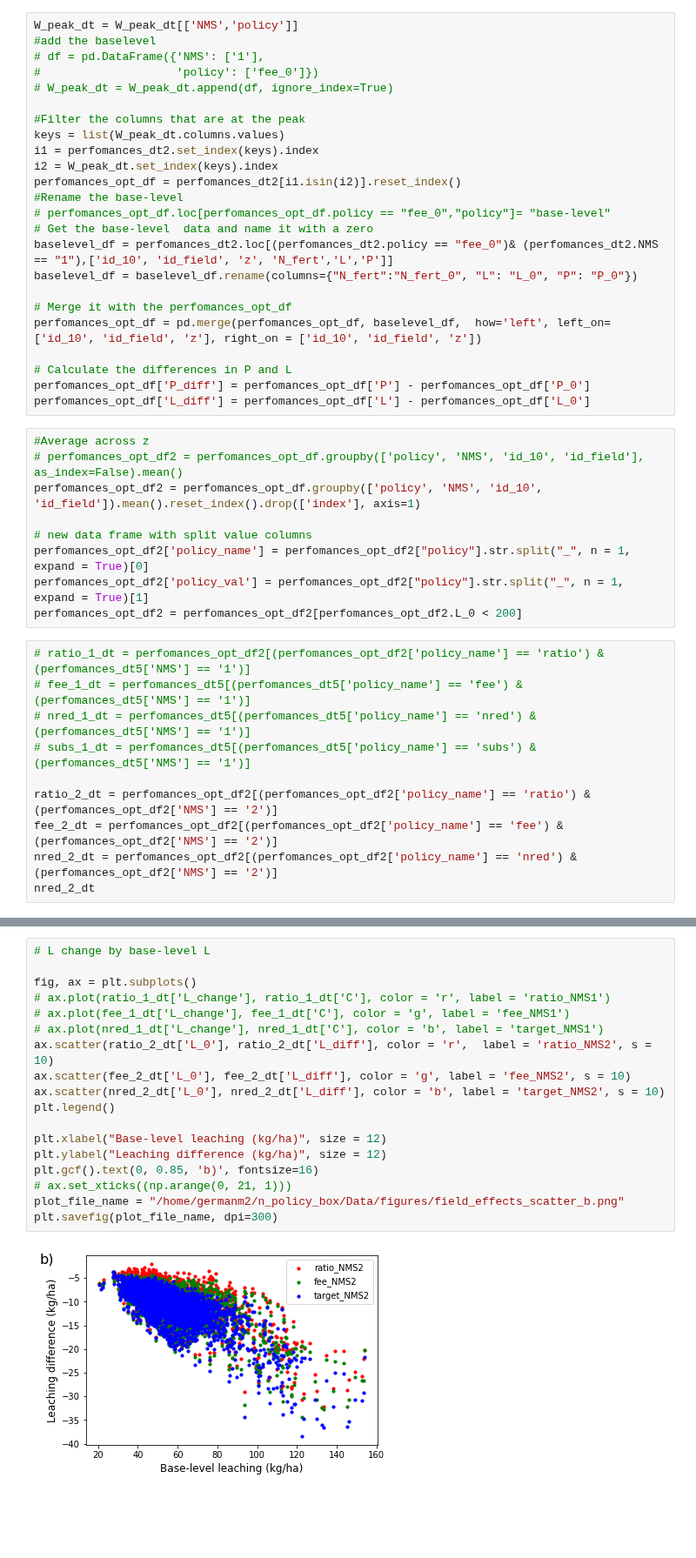
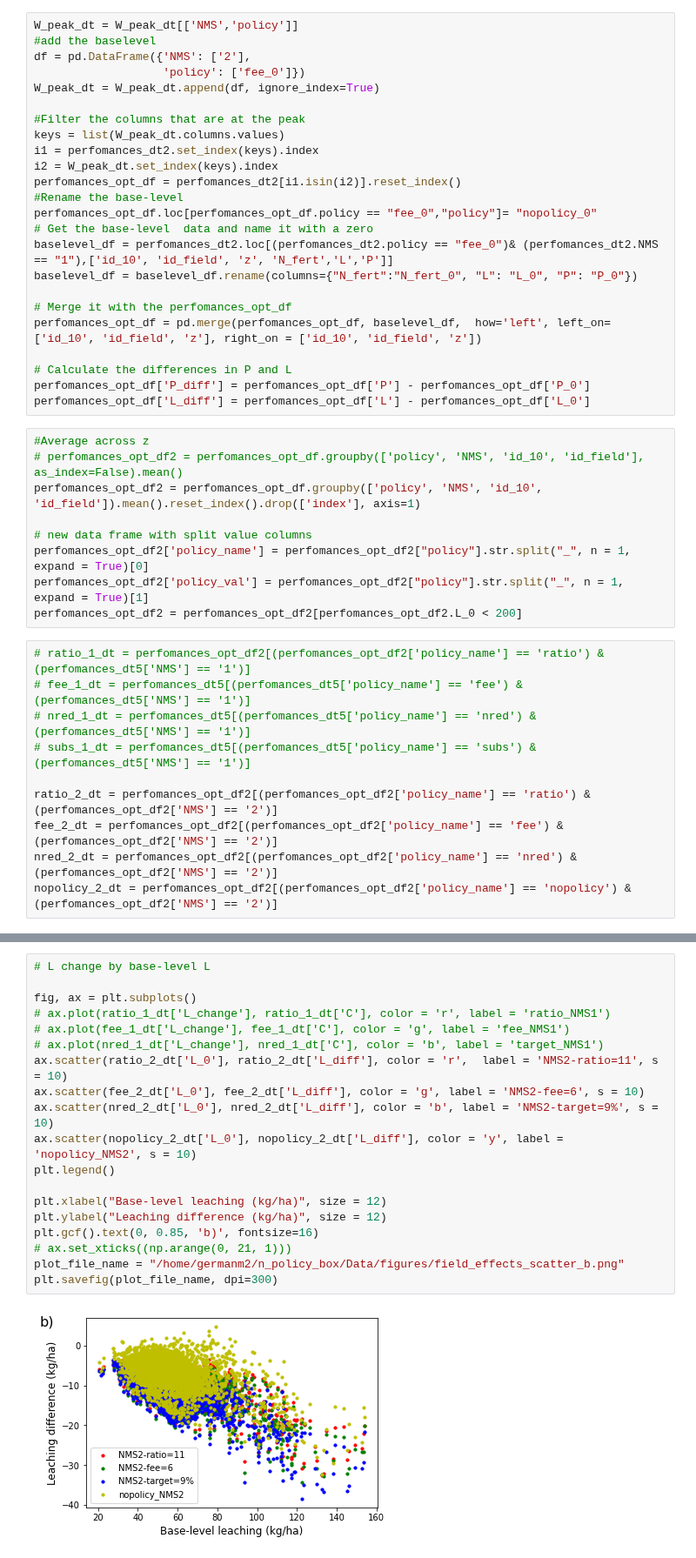
Before and after one commit to germanmandrini/n_policy, a Jupyter notebook: Codes/7a_field_effects.ipynb, the cells around one changed output, grey strips where cells are left out. Shown at 87% size. Drawn from its saved outputs; the diff is of its cells as text; blank space fills up the shorter version.

```diff
--- a/Codes/7a_field_effects.ipynb
+++ b/Codes/7a_field_effects.ipynb
@@ -11,9 +11,9 @@ W_peak_dt = pyreadr.read_r("/home/germanm2/n_policy_box/Data/files_rds/W_peak_dt
 # %%
 W_peak_dt = W_peak_dt[['NMS','policy']]
 #add the baselevel
-# df = pd.DataFrame({'NMS': ['1'],
-#                    'policy': ['fee_0']})
-# W_peak_dt = W_peak_dt.append(df, ignore_index=True)
+df = pd.DataFrame({'NMS': ['2'],
+                   'policy': ['fee_0']})
+W_peak_dt = W_peak_dt.append(df, ignore_index=True)
 
 #Filter the columns that are at the peak
 keys = list(W_peak_dt.columns.values)
@@ -21,7 +21,7 @@ i1 = perfomances_dt2.set_index(keys).index
 i2 = W_peak_dt.set_index(keys).index
 perfomances_opt_df = perfomances_dt2[i1.isin(i2)].reset_index()
 #Rename the base-level
-# perfomances_opt_df.loc[perfomances_opt_df.policy == "fee_0","policy"]= "base-level"
+perfomances_opt_df.loc[perfomances_opt_df.policy == "fee_0","policy"]= "nopolicy_0"
 # Get the base-level  data and name it with a zero
 baselevel_df = perfomances_dt2.loc[(perfomances_dt2.policy == "fee_0")& (perfomances_dt2.NMS == "1"),['id_10', 'id_field', 'z', 'N_fert','L','P']]
 baselevel_df = baselevel_df.rename(columns={"N_fert":"N_fert_0", "L": "L_0", "P": "P_0"})
@@ -50,4 +50,4 @@ perfomances_opt_df2 = perfomances_opt_df2[perfomances_opt_df2.L_0 < 200]
 ratio_2_dt = perfomances_opt_df2[(perfomances_opt_df2['policy_name'] == 'ratio') & (perfomances_opt_df2['NMS'] == '2')]
 fee_2_dt = perfomances_opt_df2[(perfomances_opt_df2['policy_name'] == 'fee') & (perfomances_opt_df2['NMS'] == '2')]
 nred_2_dt = perfomances_opt_df2[(perfomances_opt_df2['policy_name'] == 'nred') & (perfomances_opt_df2['NMS'] == '2')]
-nred_2_dt
+nopolicy_2_dt = perfomances_opt_df2[(perfomances_opt_df2['policy_name'] == 'nopolicy') & (perfomances_opt_df2['NMS'] == '2')]
@@ -90,23 +77,24 @@ plt.savefig(plot_file_name, dpi=300)
 # %%
 # L change by base-level L
 
 fig, ax = plt.subplots()
 # ax.plot(ratio_1_dt['L_change'], ratio_1_dt['C'], color = 'r', label = 'ratio_NMS1')
 # ax.plot(fee_1_dt['L_change'], fee_1_dt['C'], color = 'g', label = 'fee_NMS1')
 # ax.plot(nred_1_dt['L_change'], nred_1_dt['C'], color = 'b', label = 'target_NMS1')
-ax.scatter(ratio_2_dt['L_0'], ratio_2_dt['L_diff'], color = 'r',  label = 'ratio_NMS2', s = 10)
-ax.scatter(fee_2_dt['L_0'], fee_2_dt['L_diff'], color = 'g', label = 'fee_NMS2', s = 10)
-ax.scatter(nred_2_dt['L_0'], nred_2_dt['L_diff'], color = 'b', label = 'target_NMS2', s = 10)
+ax.scatter(ratio_2_dt['L_0'], ratio_2_dt['L_diff'], color = 'r',  label = 'NMS2-ratio=11', s = 10)
+ax.scatter(fee_2_dt['L_0'], fee_2_dt['L_diff'], color = 'g', label = 'NMS2-fee=6', s = 10)
+ax.scatter(nred_2_dt['L_0'], nred_2_dt['L_diff'], color = 'b', label = 'NMS2-target=9%', s = 10)
+ax.scatter(nopolicy_2_dt['L_0'], nopolicy_2_dt['L_diff'], color = 'y', label = 'nopolicy_NMS2', s = 10)
 plt.legend()
 
 plt.xlabel("Base-level leaching (kg/ha)", size = 12)
 plt.ylabel("Leaching difference (kg/ha)", size = 12)
 plt.gcf().text(0, 0.85, 'b)', fontsize=16)
 # ax.set_xticks((np.arange(0, 21, 1)))
 plot_file_name = "/home/germanm2/n_policy_box/Data/figures/field_effects_scatter_b.png"
 plt.savefig(plot_file_name, dpi=300)
 # %% [output]
-[figure, old version]
+[figure, new version]
 # %%
 # Profits change by base-level P
 
```
Also changed, not shown: parts of 11 cells of this notebook, 3 other files.
